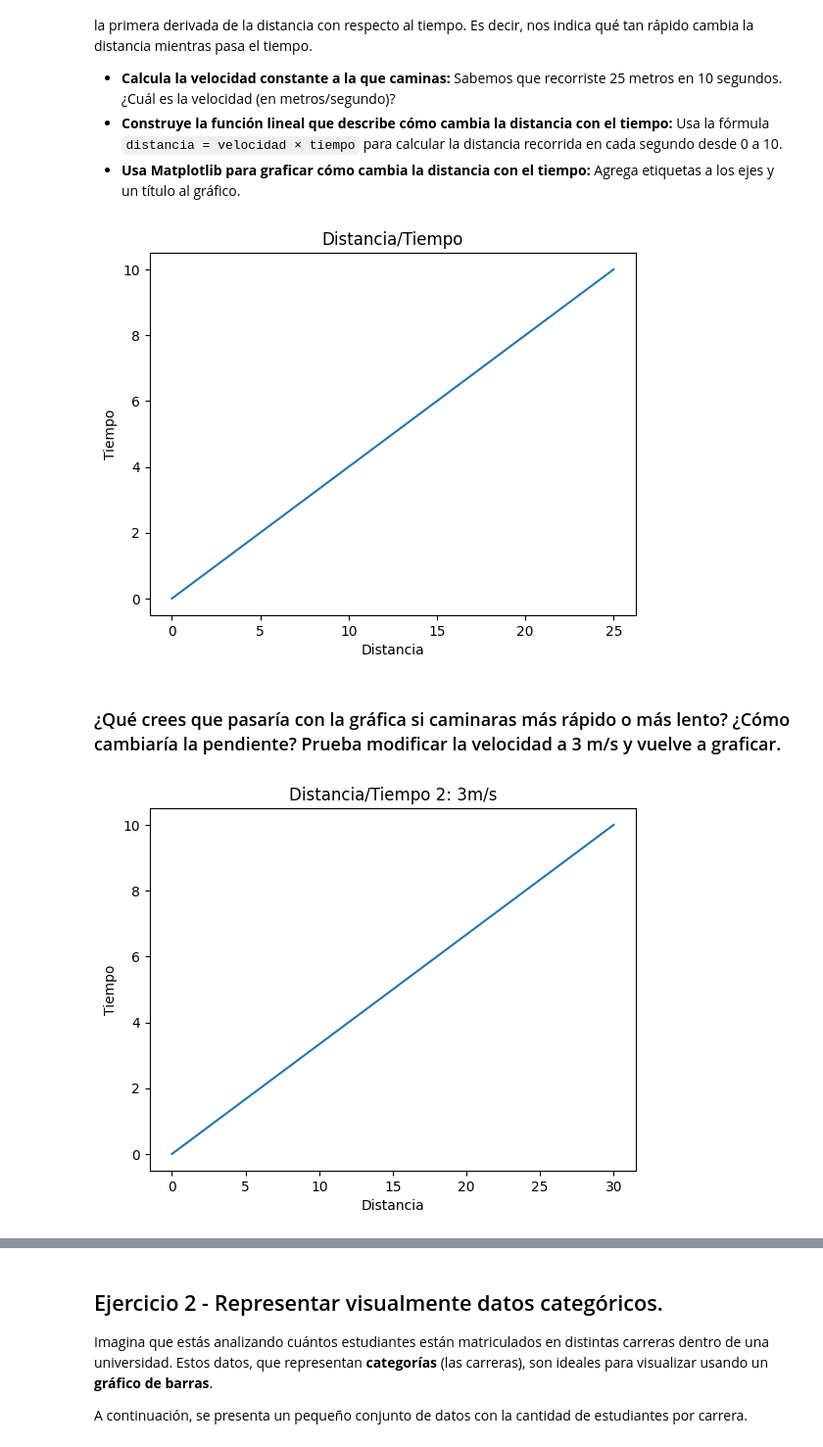
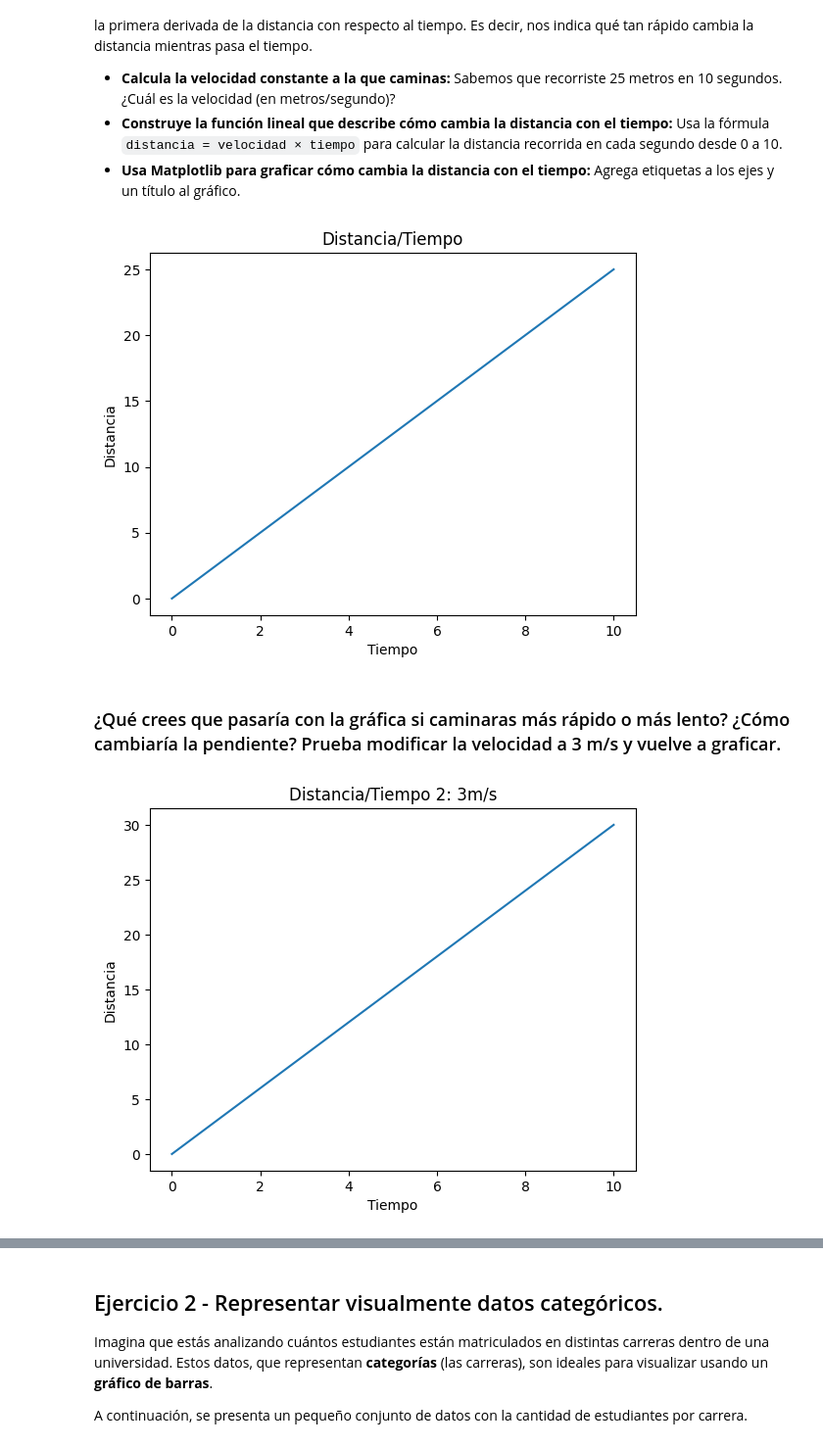
Before and after one commit to 4GeeksAcademy/adamcn10-visualization, a Jupyter notebook: notebook/problems.es.ipynb, the cells around one changed output, grey strips where cells are left out. Shown at 98% size. Cells and saved outputs as stored; diff of their text form; code cells hidden in the pictures.

```diff
--- a/notebook/problems.es.ipynb
+++ b/notebook/problems.es.ipynb
@@ -27,31 +27,29 @@ Dado que la velocidad es constante, esta representa la pendiente de la función
 # %%
 x = np.arange(0, 11) # array con valores de 0 a 10
 
-# tu codigo
 
 velocidad = 25/10
 distancia = x * velocidad
 
-plt.plot(distancia, x)
-plt.xlabel('Distancia')
-plt.ylabel('Tiempo')
+plt.plot(x, distancia)
+plt.ylabel('Distancia')
+plt.xlabel('Tiempo')
 plt.title('Distancia/Tiempo')
 plt.show()
 # %% [output]
-[figure, old version]
+[figure, new version]
 # %% [markdown]
 ### ¿Qué crees que pasaría con la gráfica si caminaras más rápido o más lento? ¿Cómo cambiaría la pendiente? Prueba modificar la velocidad a 3 m/s y vuelve a graficar.
 # %%
 x = np.arange(0, 11) # array con valores de 0 a 10
 velocity = 3
 y = velocity * x
 
-#tu código
 
-plt.plot(y, x)
-plt.xlabel('Distancia')
-plt.ylabel('Tiempo')
+plt.plot(x, y)
+plt.ylabel('Distancia')
+plt.xlabel('Tiempo')
 plt.title('Distancia/Tiempo 2: 3m/s')
 plt.show()
 # %% [output]
-[figure, old version]
+[figure, new version]
```
Also changed, not shown: parts of 12 cells of this notebook.
